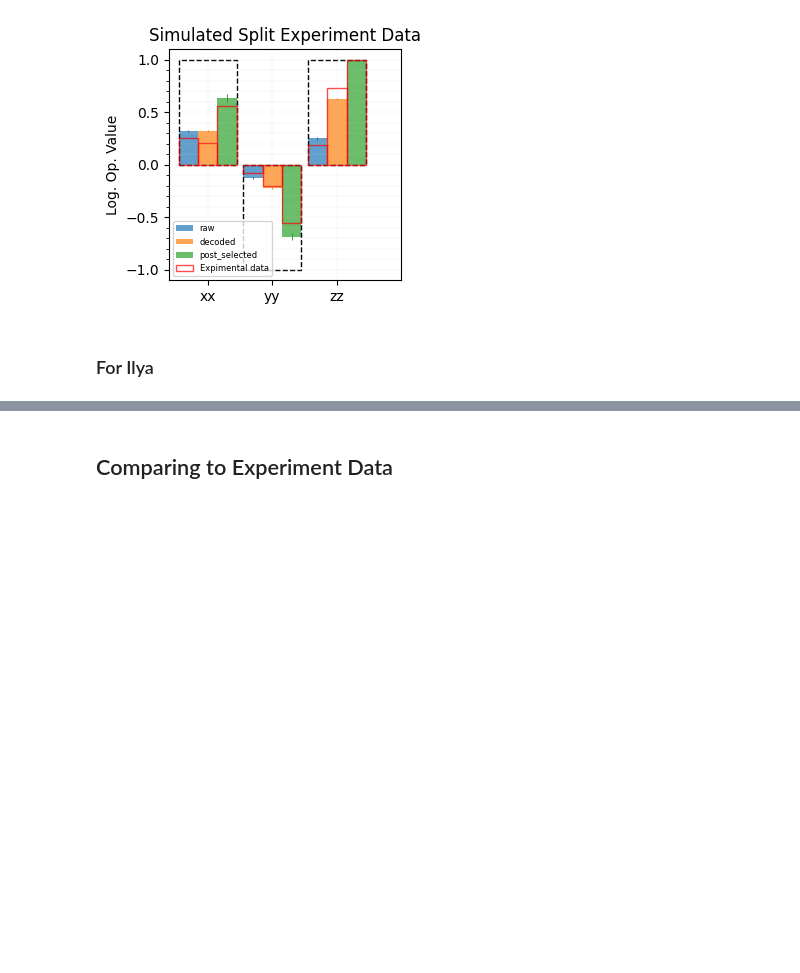
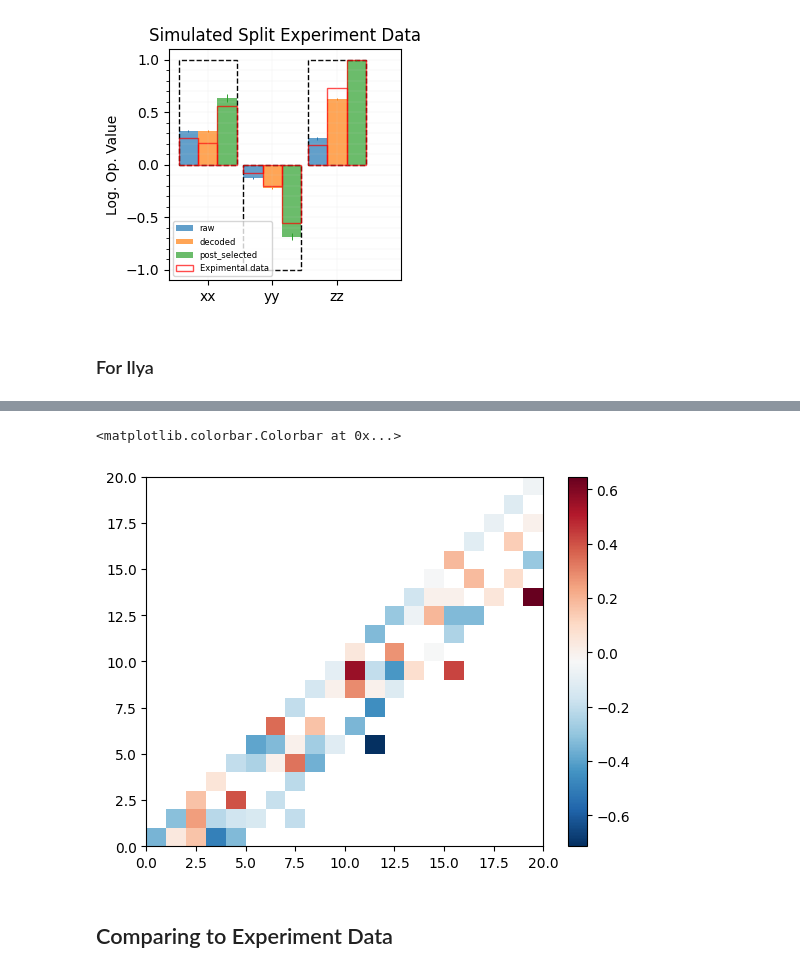
Before and after one commit to ihesner/cirq_qec, a Jupyter notebook: example_notebook.ipynb, the cells around one changed output, grey strips where cells are left out. Cells and saved outputs as stored; diff of their text form; code cells hidden in the pictures; blank space fills up the shorter version.

```diff
--- a/example_notebook.ipynb
+++ b/example_notebook.ipynb
@@ -513,3 +598,10 @@ results
+# %%
+plt.pcolormesh(correlation_matrix/correlation_matrix_len, cmap='RdBu_r')
+
+plt.colorbar()
+# %% [output]
+<matplotlib.colorbar.Colorbar at 0x...>
+[figure, added]
 # %% [markdown]
 ## Comparing to Experiment Data
 # %%
```
Also changed, not shown: parts of 18 cells of this notebook, 2 other files.
